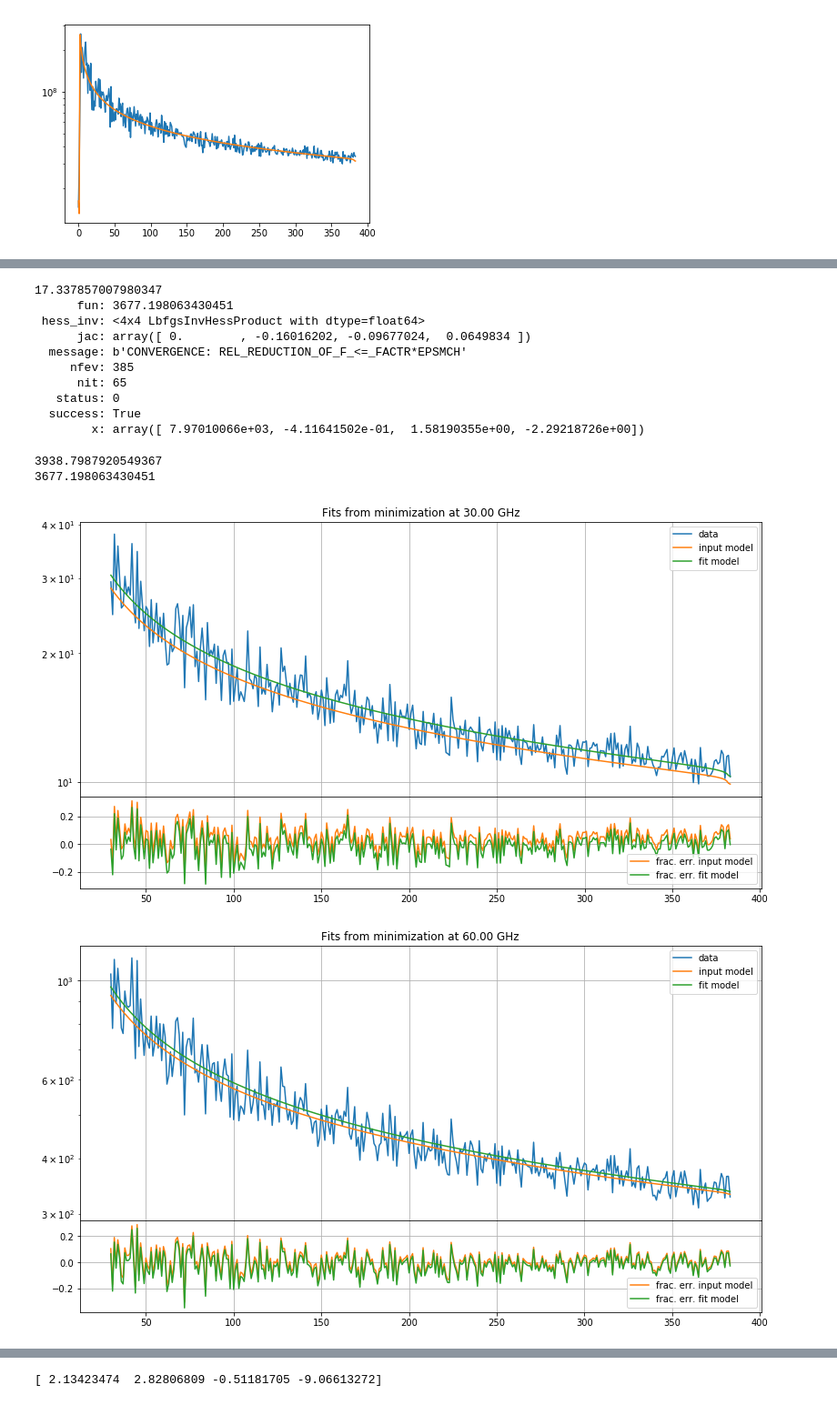
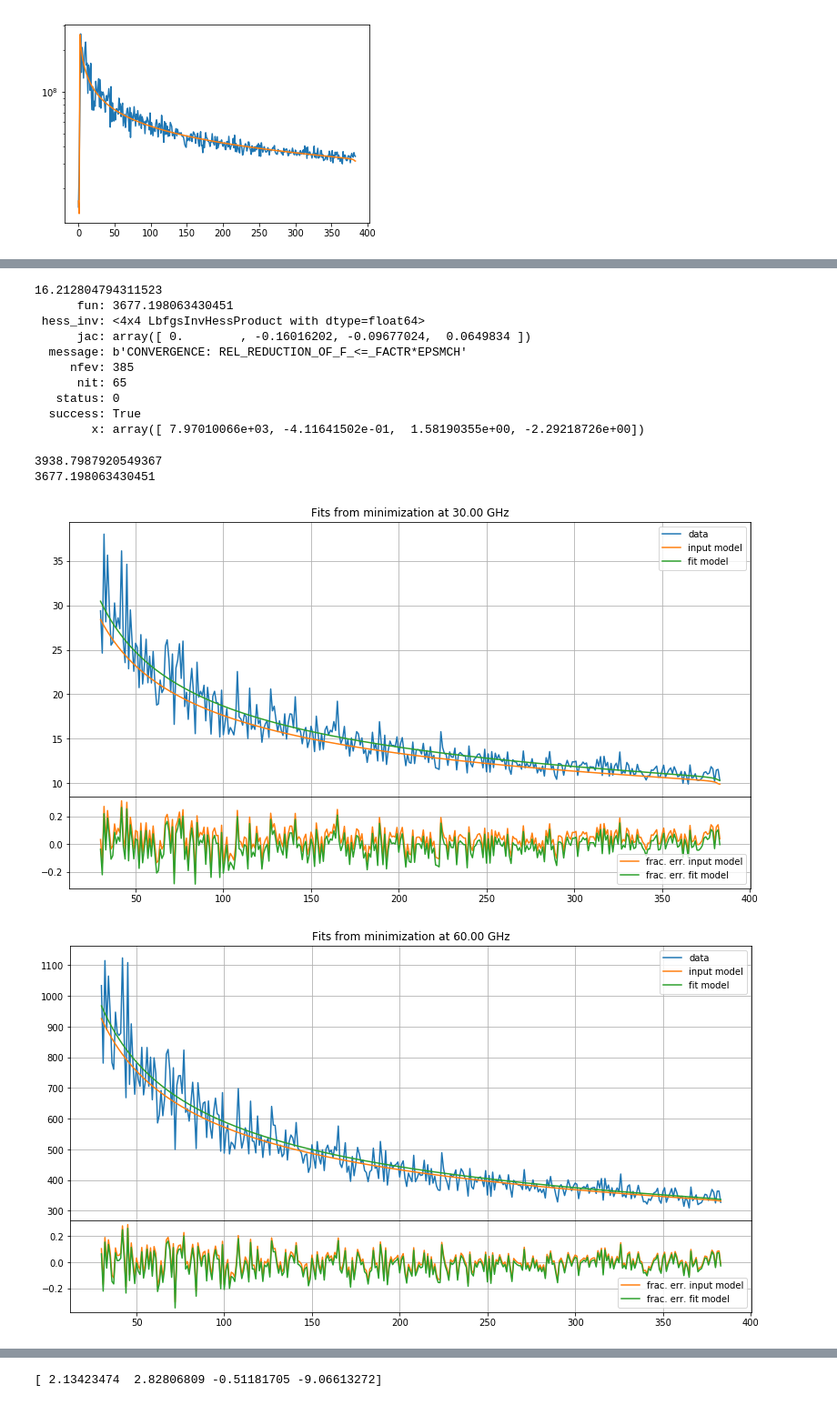
Before and after one commit to acwgough/foreground_moments, a Jupyter notebook: 2019-notebooks/2019-08/2019-08-29 optimise dust only.ipynb, the cells around one changed output, grey strips where cells are left out. Shown at 91% size. Drawn from its saved outputs; the diff is of its cells as text; code cells hidden in the pictures.

```diff
--- a/2019-notebooks/2019-08/2019-08-29 optimise dust only.ipynb
+++ b/2019-notebooks/2019-08/2019-08-29 optimise dust only.ipynb
@@ -28,13 +28,13 @@ Populating the interactive namespace from numpy and matplotlib
 # %%
 nside = 128
 
-A = 7.8e3 #from BICEP paper???
-alpha = -0.4 #from BICEP paper
-beta = 1.59 #from BICEP paper
-gamma = -2.5 #chosen at random
+A_d = 7.8e3 #from BICEP paper??? -differing definition of A
+alpha_d = -0.4 #from BICEP paper -differing definition of alpha? As they give alpha_s=-0.6 and we've used -3.0
+beta_d = 1.59 #from BICEP paper
+gamma_d = -2.5 #chosen at random
 ells = np.arange(3*nside)
 freqs = np.linspace(30, 300, 10)*1.e9
-input_params = [A, alpha, beta, gamma]
+input_params = [A_d, alpha_d, beta_d, gamma_d]
 #create a filepath to store different power spectra
 filepath = '../../power_spectra/'
 # %% [markdown]
@@ -102,7 +100,7 @@ result0 = minimize(chi2, [1e3, -1,1,-2.8], args=(ells, freqs, PS_data),
 print(time.time()-start)
 print(result0)
 # %% [output]
-17.337857007980347
+16.212804794311523
       fun: 3677.198063430451
  hess_inv: <4x4 LbfgsInvHessProduct with dtype=float64>
       jac: array([ 0.        , -0.16016202, -0.09677024,  0.0649834 ])
@@ -127,23 +125,23 @@ print(chi2(x0, ells, freqs, PS_data))
 # %%
 for i in range(len(freqs)):
     fig1 = figure(figsize=(13,7))
     frame1=fig1.add_axes((.1,.3,.8,.6))
     frame1.set_xticklabels([]) #Remove x-tic labels for the first frame
-    semilogy(ells[30:], PS_data[i][30:], label='data')
-    semilogy(ells[30:], in_model[i][30:], label='input model', color='C1')
-    semilogy(ells[30:], fit0[i][30:], label='fit model', color='C2')
+    plot(ells[30:], PS_data[i][30:], label='data')
+    plot(ells[30:], in_model[i][30:], label='input model', color='C1')
+    plot(ells[30:], fit0[i][30:], label='fit model', color='C2')
     grid()
     title('Fits from minimization at {:.2f} GHz'.format(freqs[i]/1e9))
     legend()
 
 
 
     frame2=fig1.add_axes((.1,.1,.8,.2))
     plot(ells[30:], (PS_data[i][30:]-in_model[i][30:])/PS_data[i][30:], color='C1', label='frac. err. input model')
     plot(ells[30:], (PS_data[i][30:]-fit0[i][30:])/PS_data[i][30:], color='C2', label='frac. err. fit model')
     legend()
     grid()
 #     xlim(2,400)
 # %% [output]
-[figure, old version]
+[figure, new version]
-[figure, old version]
+[figure, new version]
```
Also changed, not shown: parts of 4 cells of this notebook, 2 other files.
